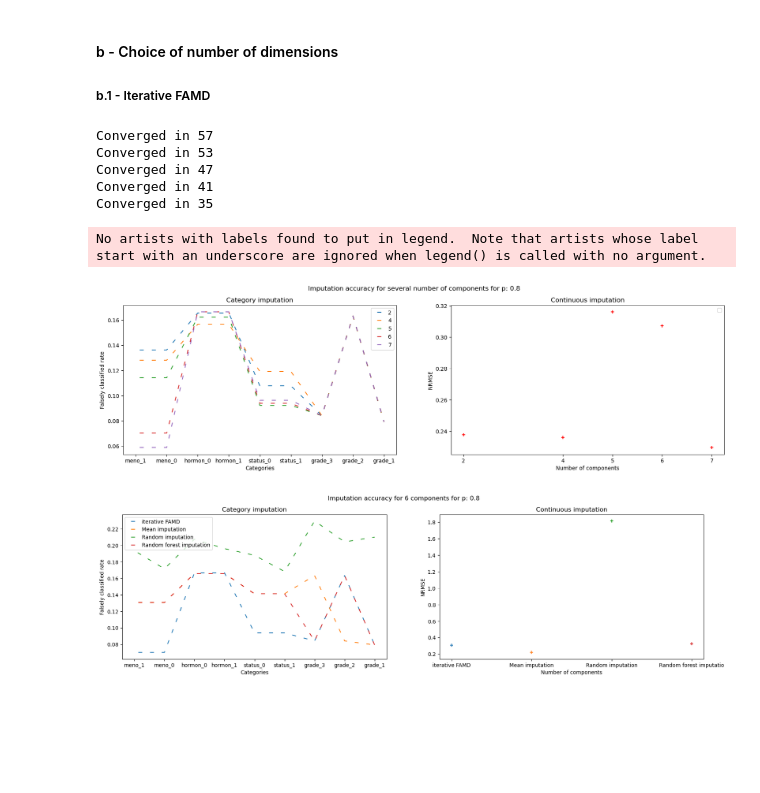
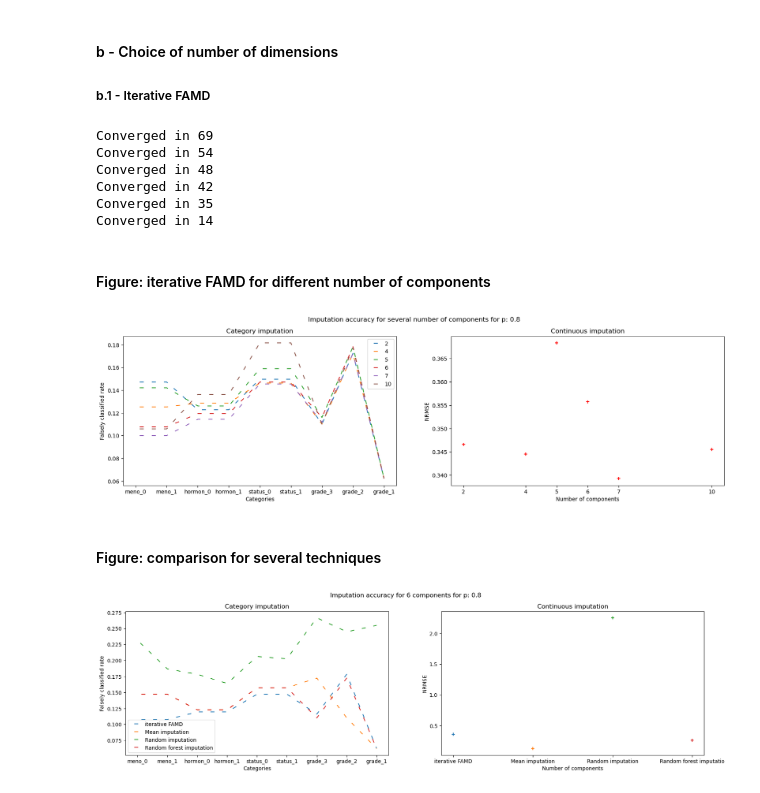
Before and after one commit to laufuentes/Projet-GL---Principal-Component-method-Missing-Values, a Jupyter notebook: GBSG_properties.ipynb, the cells around one changed output. Saved outputs shown, nothing was run; the diff lists cells and outputs as text; code cells hidden in the pictures; blank space fills up the shorter version.

```diff
--- a/GBSG_properties.ipynb
+++ b/GBSG_properties.ipynb
@@ -230,7 +230,7 @@ plt.show()
 ##### b.1 - Iterative FAMD
 # %%
 # Different number of components for reconstruction
-n_components = [2,4,5,6,7]
+n_components = [2,4,5,6,7, 10]
 
 # Fixed missingness probability
 proba_non_missing = 0.8
@@ -259,33 +259,36 @@ for n in n_components:
 fc_rate_nc  =np.array(fc_rate_nc)
 nmrse_nc = np.array(nmrse_nc)
 # %% [output]
-Converged in 57
-Converged in 53
-Converged in 47
-Converged in 41
+Converged in 69
+Converged in 54
+Converged in 48
+Converged in 42
 Converged in 35
+Converged in 14
+# %% [markdown]
+#### Figure: iterative FAMD for different number of components
 # %%
 fig, ax = plt.subplots(figsize=(20,5),ncols=2)
 fig.suptitle('Imputation accuracy for several number of components for p: '+f'{proba_non_missing}')
 
 for i in range(len(n_components)):
     ax[0].plot(k_j.to_numpy(), fc_rate_nc[i], label=n_components[i], linestyle= (10, (5, 10)) )
     ax[0].set_ylabel("Falsely classified rate")
     ax[0].set_title("Category imputation")
     ax[0].set_xlabel("Categories")
 ax[0].legend()
 
 ax[1].scatter(n_components, nmrse_nc, color='r', marker='+')
-ax[1].set_xticks(n_components, ['2','4','5','6','7'])
+ax[1].set_xticks(n_components, ['2','4','5','6','7','10'])
 ax[1].set_ylabel("NRMSE")
 ax[1].set_title("Continuous imputation")
 ax[1].set_xlabel("Number of components")
-ax[1].legend()
 fig.savefig('images/number_components.png')
 plt.show()
 # %% [output]
-No artists with labels found to put in legend.  Note that artists whose label start with an underscore are ignored when legend() is called with no argument.
-[figure, old version]
+[figure, new version]
+# %% [markdown]
+#### Figure: comparison for several techniques
 # %%
 fig, ax = plt.subplots(figsize=(20,5),ncols=2)
 fig.suptitle(f"Imputation accuracy for {n_components[3]} components for p: {proba_non_missing}")
@@ -310,4 +313,4 @@ ax[1].set_xlabel("Number of components")
 fig.savefig('images/nb_components_comparison.png')
 plt.show()
 # %% [output]
-[figure, old version]
+[figure, new version]
```
Also changed, not shown: parts of 6 cells of this notebook, 7 other files.
